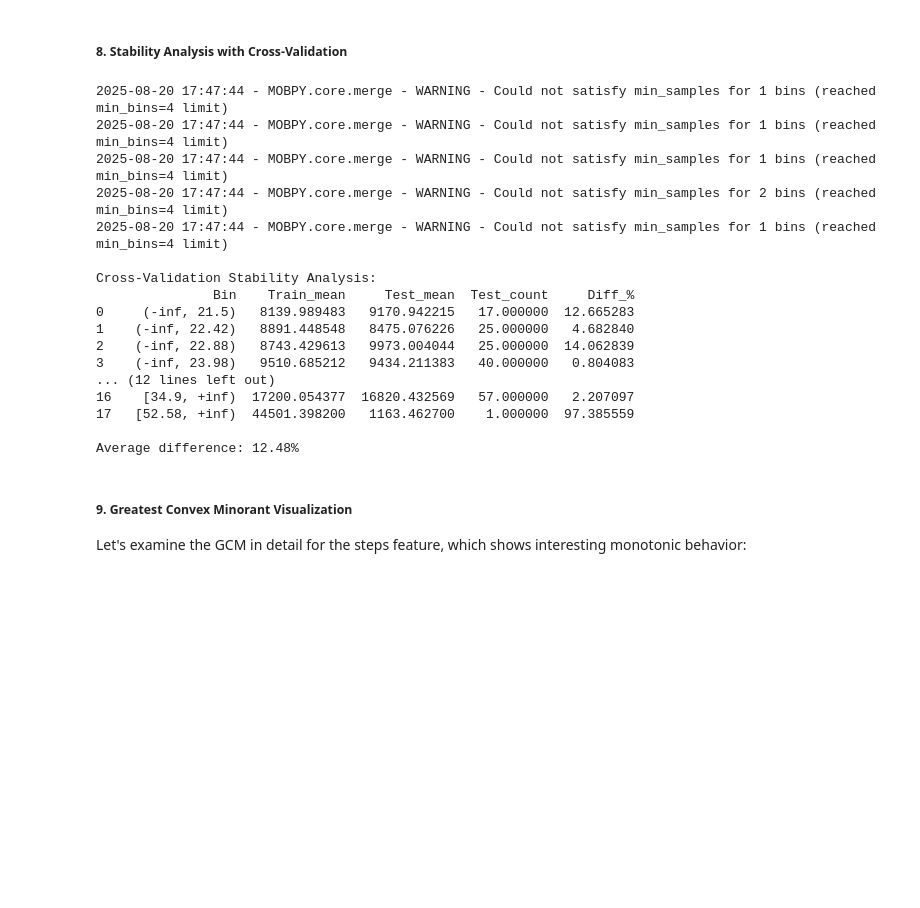
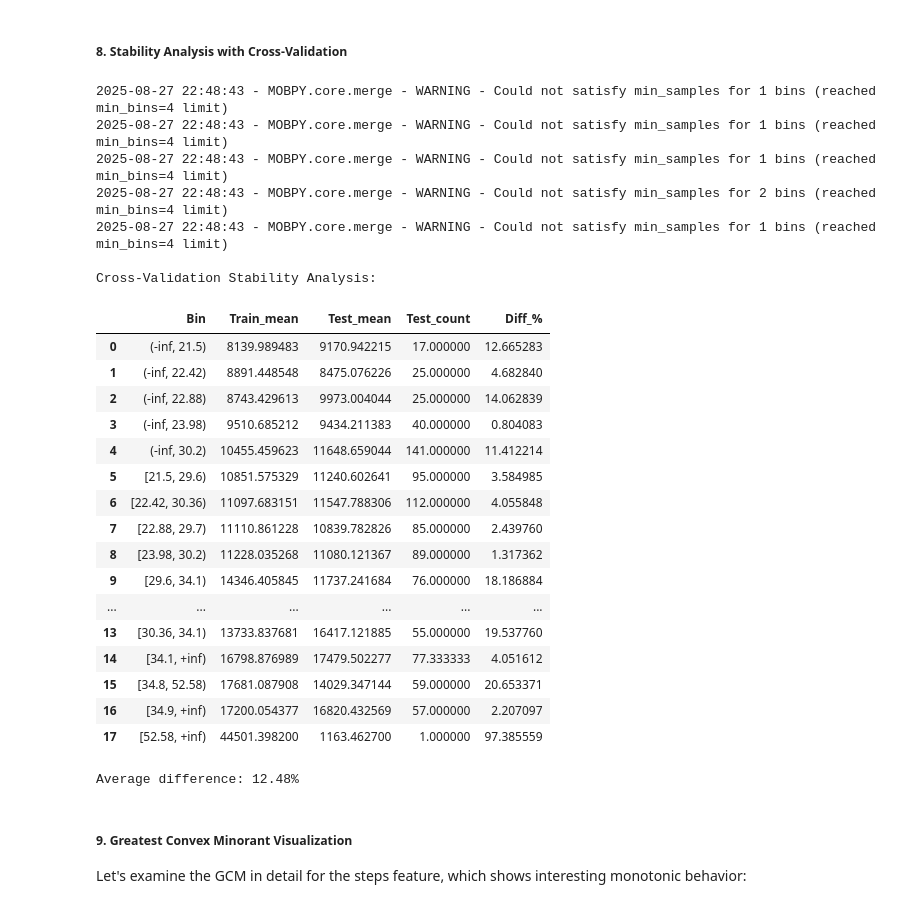
Before and after one commit to ChenTaHung/Monotonic-Optimal-Binning, a Jupyter notebook: examples/Insurance Data - Continuous Target.ipynb, the cells around one changed output. Drawn from its saved outputs; the diff is of its cells as text; code cells hidden in the pictures; blank space fills up the shorter version.

```diff
--- a/examples/Insurance Data - Continuous Target.ipynb
+++ b/examples/Insurance Data - Continuous Target.ipynb
@@ -533,49 +509,57 @@ for fold, (train_idx, test_idx) in enumerate(kf.split(df)):
 
     # Calculate test statistics
     test_bins = cv_binner.transform(test_df['bmi'])
     for bin_label in train_summary['bucket']:
         if not bin_label.startswith('Missing'):
             mask = test_bins == bin_label
             if mask.sum() > 0:
                 stability_results.append({
                     'Fold': fold + 1,
                     'Bin': bin_label,
                     'Train_mean': train_summary[train_summary['bucket'] == bin_label]['mean'].iloc[0],
                     'Test_mean': test_df.loc[mask, 'charges'].mean(),
                     'Test_count': mask.sum()
                 })
 
 # Analyze stability
 stability_df = pd.DataFrame(stability_results)
 stability_summary = stability_df.groupby('Bin').agg({
     'Train_mean': 'mean',
     'Test_mean': 'mean',
     'Test_count': 'mean'
 }).reset_index()
 
 stability_summary['Diff_%'] = abs(stability_summary['Test_mean'] - stability_summary['Train_mean']) / stability_summary['Train_mean'] * 100
 
 print("\nCross-Validation Stability Analysis:")
-print(stability_summary)
+display(stability_summary)
 print(f"\nAverage difference: {stability_summary['Diff_%'].mean():.2f}%")
 # %% [output]
-2025-08-20 17:47:44 - MOBPY.core.merge - WARNING - Could not satisfy min_samples for 1 bins (reached min_bins=4 limit)
-2025-08-20 17:47:44 - MOBPY.core.merge - WARNING - Could not satisfy min_samples for 1 bins (reached min_bins=4 limit)
-2025-08-20 17:47:44 - MOBPY.core.merge - WARNING - Could not satisfy min_samples for 1 bins (reached min_bins=4 limit)
-2025-08-20 17:47:44 - MOBPY.core.merge - WARNING - Could not satisfy min_samples for 2 bins (reached min_bins=4 limit)
-2025-08-20 17:47:44 - MOBPY.core.merge - WARNING - Could not satisfy min_samples for 1 bins (reached min_bins=4 limit)
+2025-08-27 22:48:43 - MOBPY.core.merge - WARNING - Could not satisfy min_samples for 1 bins (reached min_bins=4 limit)
+2025-08-27 22:48:43 - MOBPY.core.merge - WARNING - Could not satisfy min_samples for 1 bins (reached min_bins=4 limit)
+2025-08-27 22:48:43 - MOBPY.core.merge - WARNING - Could not satisfy min_samples for 1 bins (reached min_bins=4 limit)
+2025-08-27 22:48:43 - MOBPY.core.merge - WARNING - Could not satisfy min_samples for 2 bins (reached min_bins=4 limit)
+2025-08-27 22:48:43 - MOBPY.core.merge - WARNING - Could not satisfy min_samples for 1 bins (reached min_bins=4 limit)
 
 Cross-Validation Stability Analysis:
-               Bin    Train_mean     Test_mean  Test_count     Diff_%
-0     (-inf, 21.5)   8139.989483   9170.942215   17.000000  12.665283
-1    (-inf, 22.42)   8891.448548   8475.076226   25.000000   4.682840
-2    (-inf, 22.88)   8743.429613   9973.004044   25.000000  14.062839
-3    (-inf, 23.98)   9510.685212   9434.211383   40.000000   0.804083
-... (12 lines left out)
-16    [34.9, +inf)  17200.054377  16820.432569   57.000000   2.207097
-17   [52.58, +inf)  44501.398200   1163.462700    1.000000  97.385559
-
-Average difference: 12.48%
+|  | Bin | Train_mean | Test_mean | Test_count | Diff_% |
+| 0 | (-inf, 21.5) | 8139.989483 | 9170.942215 | 17.000000 | 12.665283 |
+| 1 | (-inf, 22.42) | 8891.448548 | 8475.076226 | 25.000000 | 4.682840 |
+| 2 | (-inf, 22.88) | 8743.429613 | 9973.004044 | 25.000000 | 14.062839 |
+| 3 | (-inf, 23.98) | 9510.685212 | 9434.211383 | 40.000000 | 0.804083 |
+| 4 | (-inf, 30.2) | 10455.459623 | 11648.659044 | 141.000000 | 11.412214 |
+| 5 | [21.5, 29.6) | 10851.575329 | 11240.602641 | 95.000000 | 3.584985 |
+| 6 | [22.42, 30.36) | 11097.683151 | 11547.788306 | 112.000000 | 4.055848 |
+| 7 | [22.88, 29.7) | 11110.861228 | 10839.782826 | 85.000000 | 2.439760 |
+| 8 | [23.98, 30.2) | 11228.035268 | 11080.121367 | 89.000000 | 1.317362 |
+| 9 | [29.6, 34.1) | 14346.405845 | 11737.241684 | 76.000000 | 18.186884 |
+| ... | ... | ... | ... | ... | ... |
+| 13 | [30.36, 34.1) | 13733.837681 | 16417.121885 | 55.000000 | 19.537760 |
+| 14 | [34.1, +inf) | 16798.876989 | 17479.502277 | 77.333333 | 4.051612 |
+| 15 | [34.8, 52.58) | 17681.087908 | 14029.347144 | 59.000000 | 20.653371 |
+| 16 | [34.9, +inf) | 17200.054377 | 16820.432569 | 57.000000 | 2.207097 |
+| 17 | [52.58, +inf) | 44501.398200 | 1163.462700 | 1.000000 | 97.385559 |
+Average difference: 12.48%
 # %% [markdown]
 ##### 9. Greatest Convex Minorant Visualization
 Let's examine the GCM in detail for the steps feature, which shows interesting monotonic behavior:
```
Also changed, not shown: parts of 11 cells of this notebook, 15 other files.
